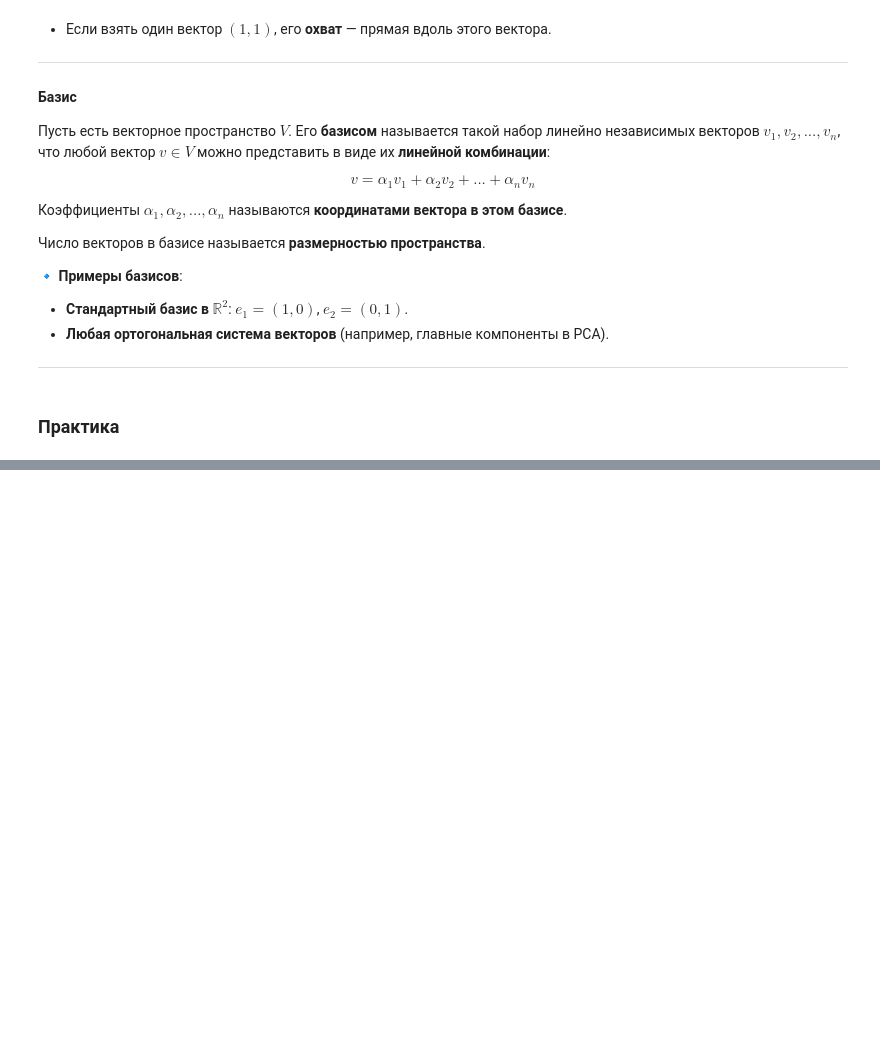
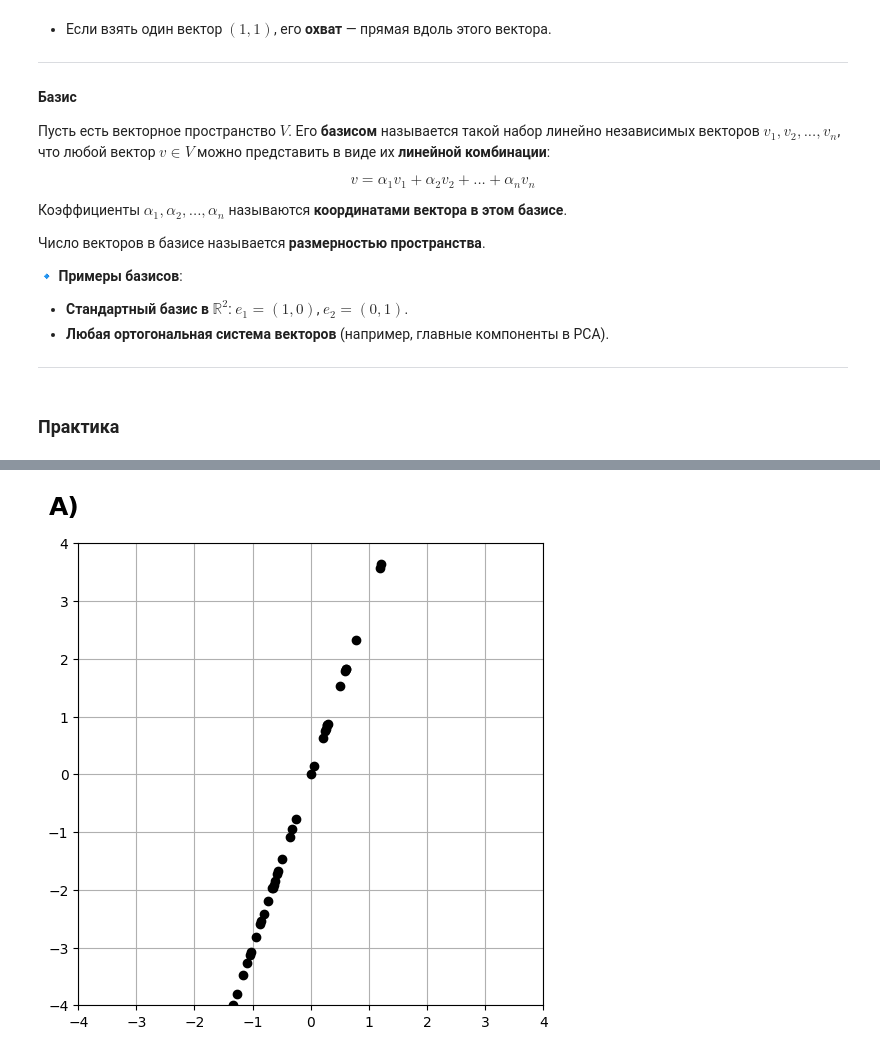
Before and after one commit to TaliyIvanov/LinearAlgebra4DS, a Jupyter notebook: 01_Векторы_Часть_2.ipynb, the cells around one changed output, grey strips where cells are left out. Saved outputs shown, nothing was run; the diff lists cells and outputs as text; code cells hidden in the pictures; blank space fills up the shorter version.

```diff
--- a/01_Векторы_Часть_2.ipynb
+++ b/01_Векторы_Часть_2.ipynb
@@ -502,0 +624,32 @@ $$
+# %%
+import matplotlib.pyplot as plt
+# the vector set (just one vector)
+A  = np.array([ 1,3 ])
+
+# x-axis range
+xlim = [-4,4]
+
+# random scalars in that range
+scalars = np.random.uniform(low=xlim[0],high=xlim[1],size=100)
+
+# create a figure, etc
+plt.figure(figsize=(6,6))
+
+# loop over the random scalars
+for s in scalars:
+
+  # create point p
+  p = A*s
+
+  # plot it
+  plt.plot(p[0],p[1],'ko')
+
+
+plt.xlim(xlim)
+plt.ylim(xlim)
+plt.grid()
+plt.text(-4.5,4.5,'A)',fontweight='bold',fontsize=18)
+plt.savefig('Figure_03_07a.png',dpi=300)
+plt.show()
+# %% [output]
+[figure, added]
```
Also changed, not shown: parts of 13 cells of this notebook, 1 other file.
